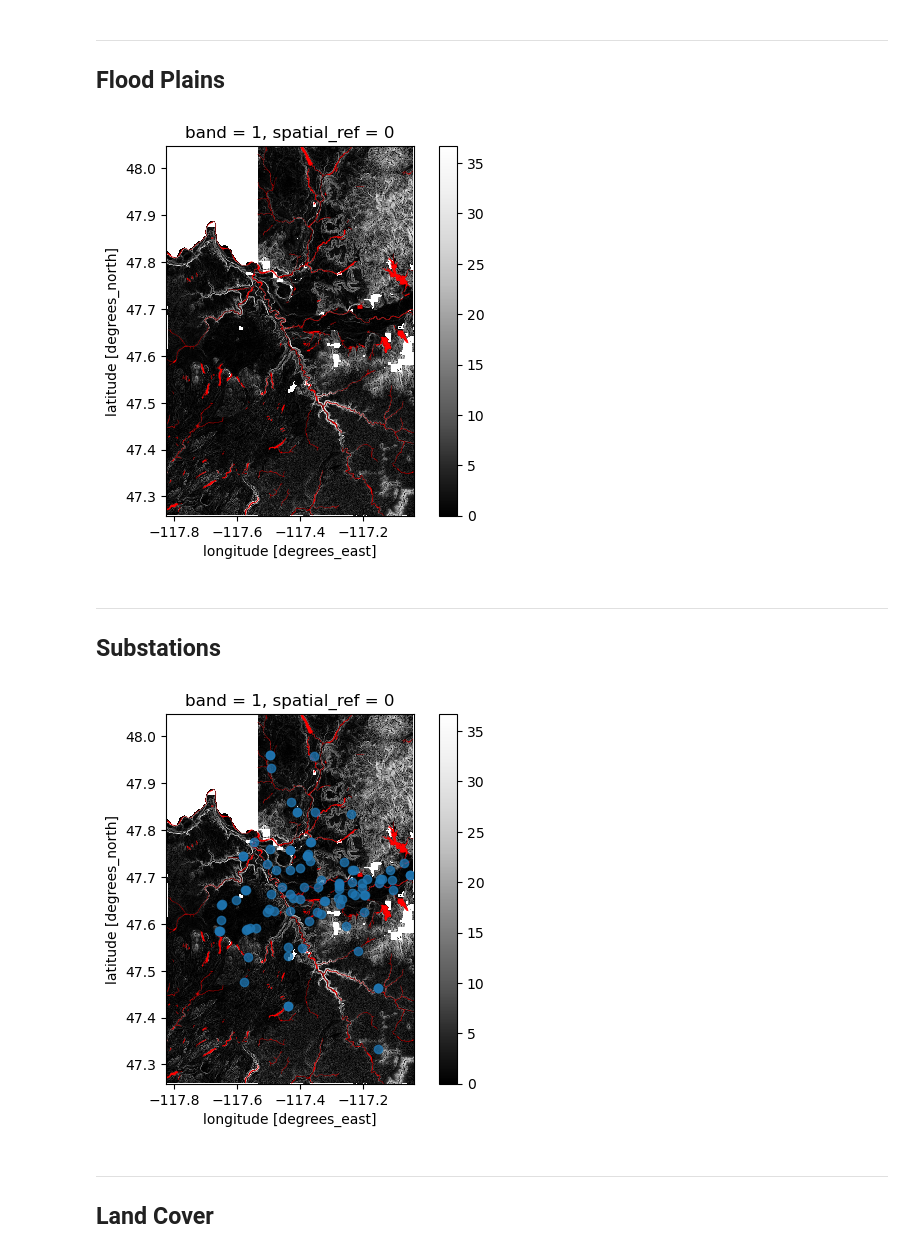
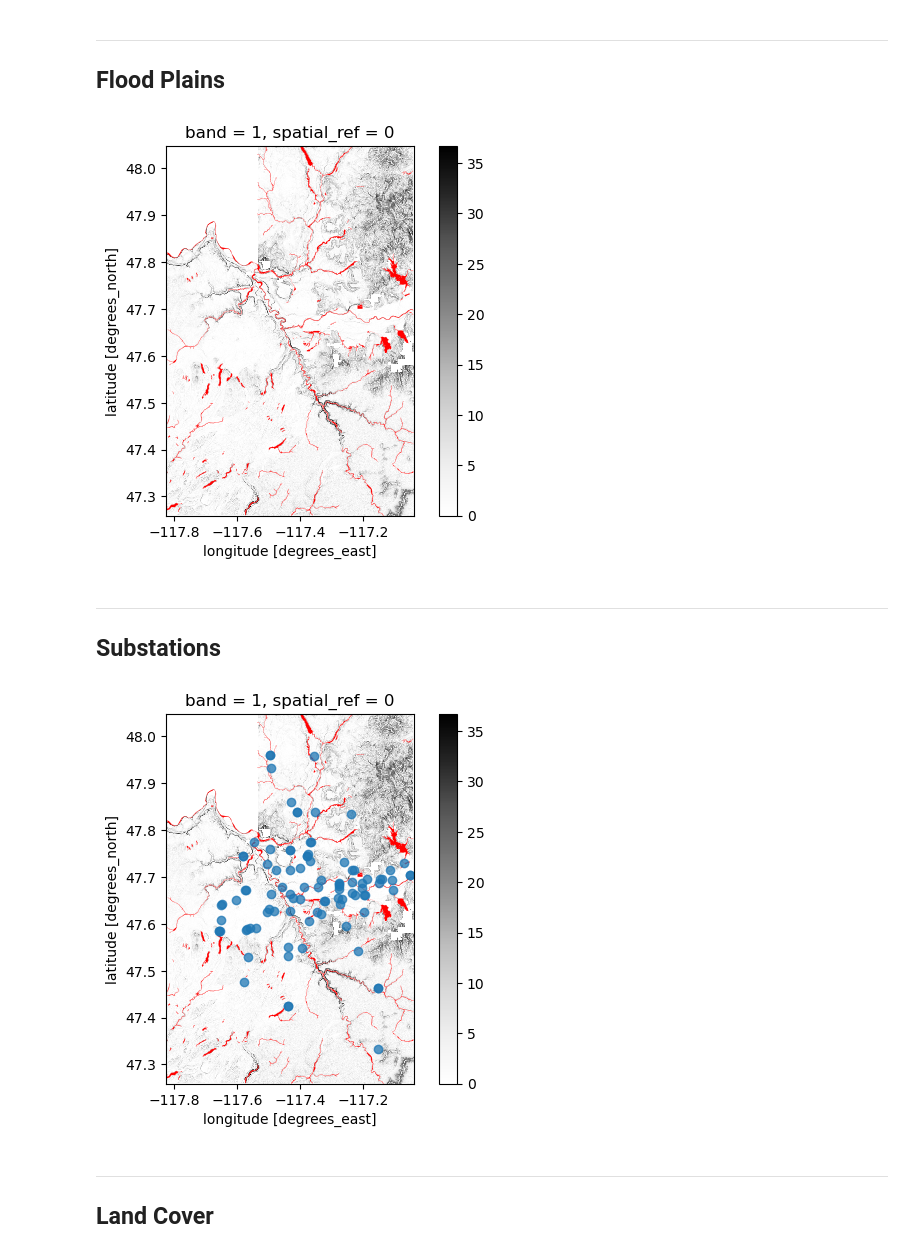
Before and after one commit to UW-GDA/Solar-Energy-Feasibility, a Jupyter notebook: Land_Use_au.ipynb, the cells around one changed output. Cells and saved outputs as stored; diff of their text form; code cells hidden in the pictures.

```diff
--- a/Land_Use_au.ipynb
+++ b/Land_Use_au.ipynb
@@ -150,12 +150,12 @@ floodplains_gdf = gpd.read_file(floodplains_fn).to_crs(4326)
 # %%
 f, ax = plt.subplots()
 
-slope_spo.plot(ax=ax, cmap="Greys_r")
+slope_spo.plot(ax=ax, cmap="Greys")
 floodplains_gdf.plot(ax=ax, color='red')
 
 plt.show()
 # %% [output]
-[figure, old version]
+[figure, new version]
 # %% [markdown]
 ---
 ## Substations
@@ -164,13 +164,13 @@ substations_gdf = gpd.read_file("./Data/substations.geojson")
 # %%
 f, ax = plt.subplots()
 
-slope_spo.plot(ax=ax, cmap="Greys_r")
+slope_spo.plot(ax=ax, cmap="Greys")
 floodplains_gdf.plot(ax=ax, color='red')
 substations_gdf.plot(ax=ax, alpha=0.75)
 
 plt.show()
 # %% [output]
-[figure, old version]
+[figure, new version]
 # %% [markdown]
 ---
 ## Land Cover
```
Also changed, not shown: parts of 1 cell of this notebook.
